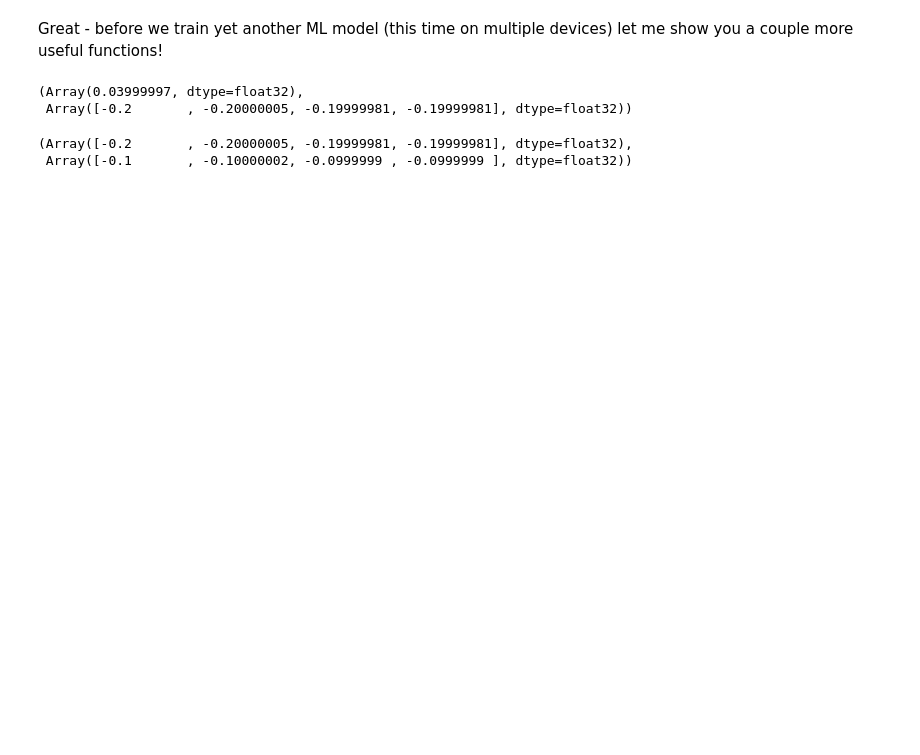
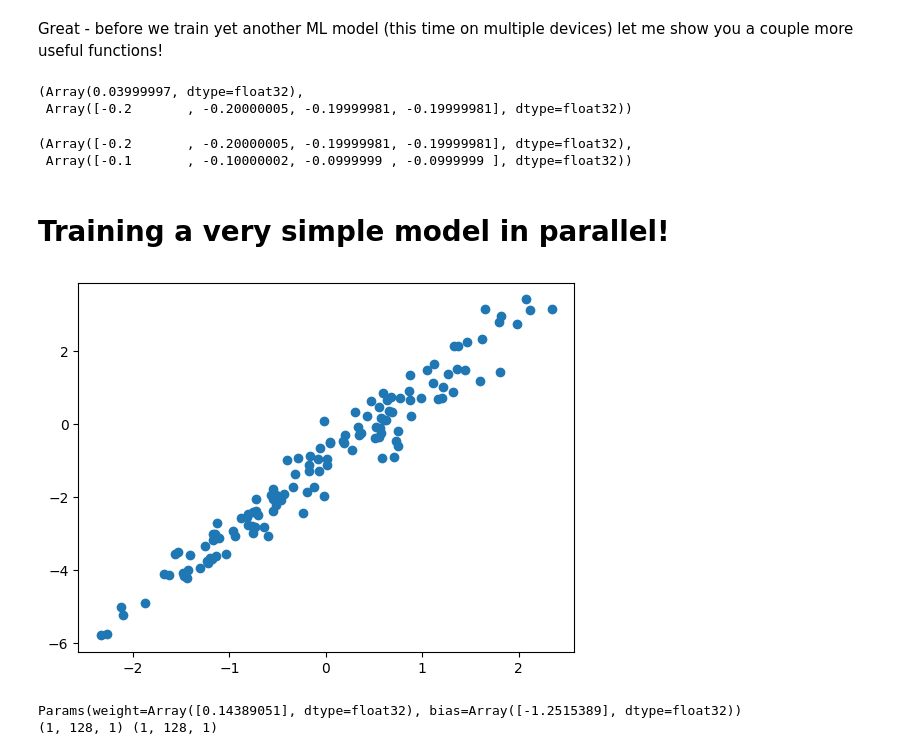
Before and after one commit to nv259/jax-101, a Jupyter notebook: JAX_ml.ipynb, the cells around one changed output. Cells and saved outputs as stored; diff of their text form; code cells hidden in the pictures; blank space fills up the shorter version.

Commit message:
parallel training

```diff
--- a/JAX_ml.ipynb
+++ b/JAX_ml.ipynb
@@ -533,3 +491,5 @@ jax.grad(sum_squared_error_with_aux, has_aux=True)(x, y)  # has_aux=True
 # %% [output]
 (Array([-0.2       , -0.20000005, -0.19999981, -0.19999981], dtype=float32),
  Array([-0.1       , -0.10000002, -0.0999999 , -0.0999999 ], dtype=float32))
+# %% [markdown]
+# Training a very simple model in parallel!
@@ -535,0 +539,29 @@ jax.grad(sum_squared_error_with_aux, has_aux=True)(x, y)  # has_aux=True
+# %%
+# Generate true data from y = w*x + b + noise
+true_w, true_b = 2, -1
+xs = np.random.normal(size=(128, 1))
+noise = 0.5 * np.random.normal(size=(128, 1))
+ys = xs * true_w + true_b + noise
+
+plt.scatter(xs, ys)
+plt.show()
+# %% [output]
+[figure, added]
+# %%
+# Initialize parameters and replicate across devices
+params = init_model(jax.random.PRNGKey(0))
+n_devices = jax.local_device_count()
+replicated_params = jax.tree.map(lambda x: jnp.array([x] * n_devices), params)
+print(replicated_params)
+
+# Prepare the data
+def reshape_for_pmap(data, n_devices):
+    return data.reshape(n_devices, data.shape[0] // n_devices, *data.shape[1:])
+
+x_parallel = reshape_for_pmap(xs, n_devices)
+y_parallel = reshape_for_pmap(ys, n_devices)
+
+print(x_parallel.shape, y_parallel.shape)
+# %% [output]
+Params(weight=Array([0.14389051], dtype=float32), bias=Array([-1.2515389], dtype=float32))
+(1, 128, 1) (1, 128, 1)
```
Also changed, not shown: parts of 13 cells of this notebook.
